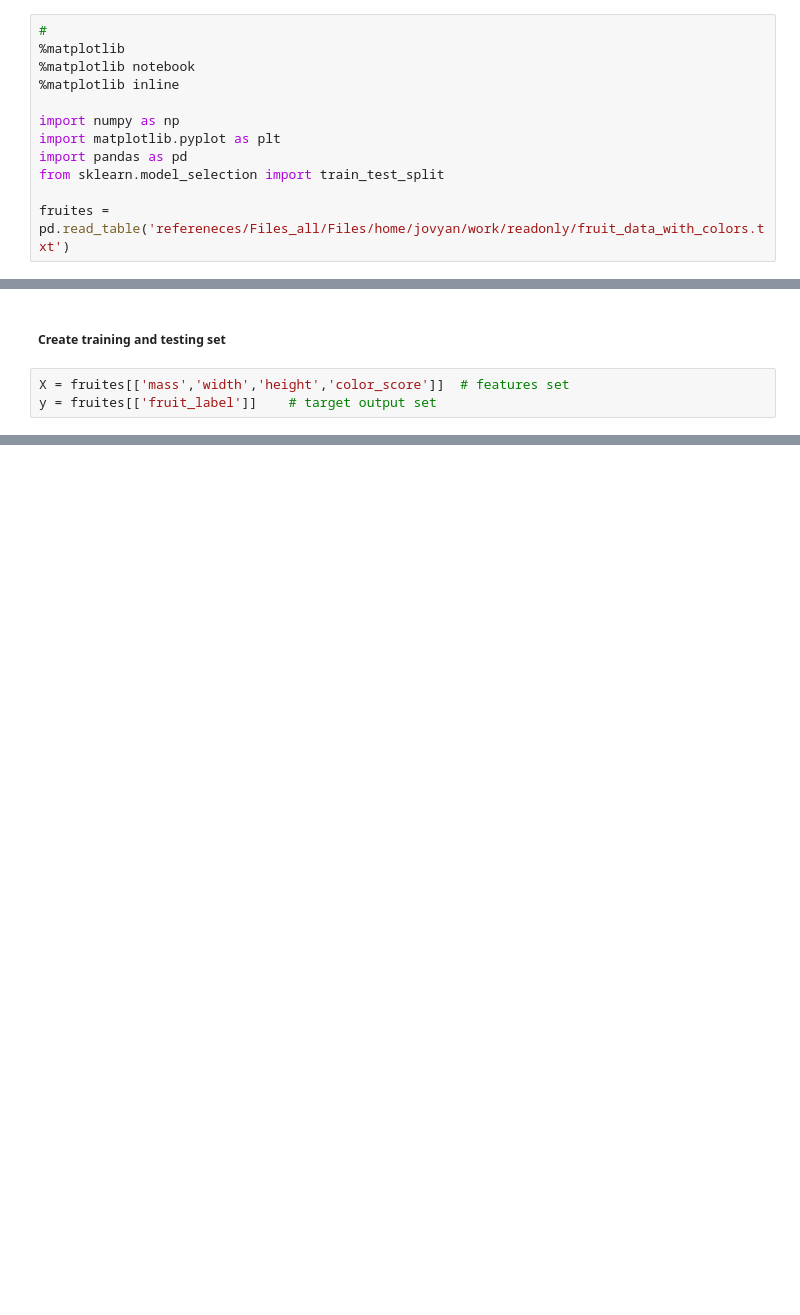
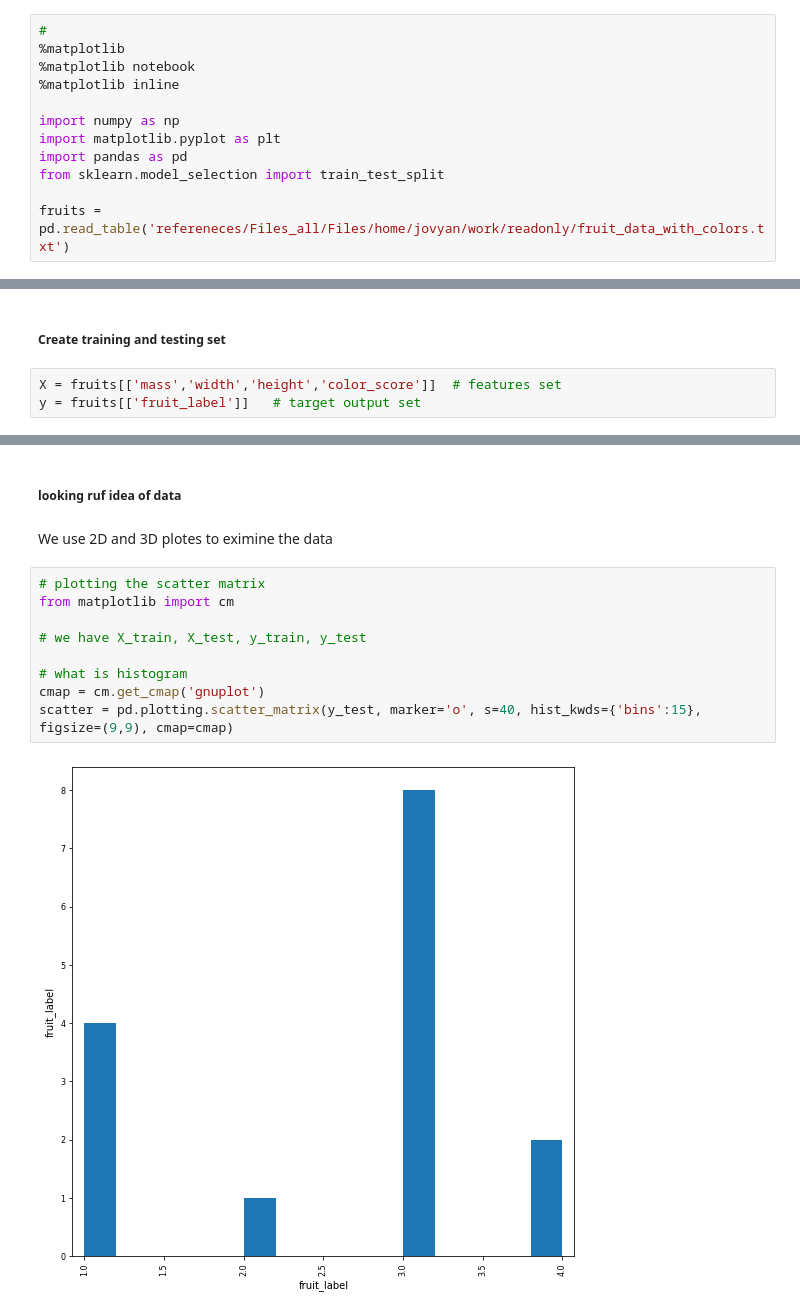
Before and after one commit to savankansagra/MachineLearningGuide, a Jupyter notebook: week1/SimpleClassificationTask.ipynb, the cells around one changed output, grey strips where cells are left out. Drawn from its saved outputs; the diff is of its cells as text; blank space fills up the shorter version.

```diff
--- a/week1/SimpleClassificationTask.ipynb
+++ b/week1/SimpleClassificationTask.ipynb
@@ -13,4 +13,4 @@ import matplotlib.pyplot as plt
 import pandas as pd
 from sklearn.model_selection import train_test_split
 
-fruites = pd.read_table('refereneces/Files_all/Files/home/jovyan/work/readonly/fruit_data_with_colors.txt')
+fruits = pd.read_table('refereneces/Files_all/Files/home/jovyan/work/readonly/fruit_data_with_colors.txt')
@@ -32,5 +63,5 @@ print(fruites.shape)
 # %% [markdown]
 ##### Create training and testing set
 # %%
-X = fruites[['mass','width','height','color_score']]  # features set
-y = fruites[['fruit_label']]    # target output set
+X = fruits[['mass','width','height','color_score']]  # features set
+y = fruits[['fruit_label']]   # target output set
@@ -39,0 +90,15 @@ X_train, X_test, y_train, y_test = train_test_split(X, y, random_state=0)
+# %% [markdown]
+##### looking ruf idea of data
+# %% [markdown]
+We use 2D and 3D plotes to eximine the data
+# %%
+# plotting the scatter matrix
+from matplotlib import cm
+
+# we have X_train, X_test, y_train, y_test
+
+# what is histogram
+cmap = cm.get_cmap('gnuplot')
+scatter = pd.plotting.scatter_matrix(y_test, marker='o', s=40, hist_kwds={'bins':15}, figsize=(9,9), cmap=cmap)
+# %% [output]
+[figure, added]
```
Also changed, not shown: parts of 17 cells of this notebook, 2 other files.
